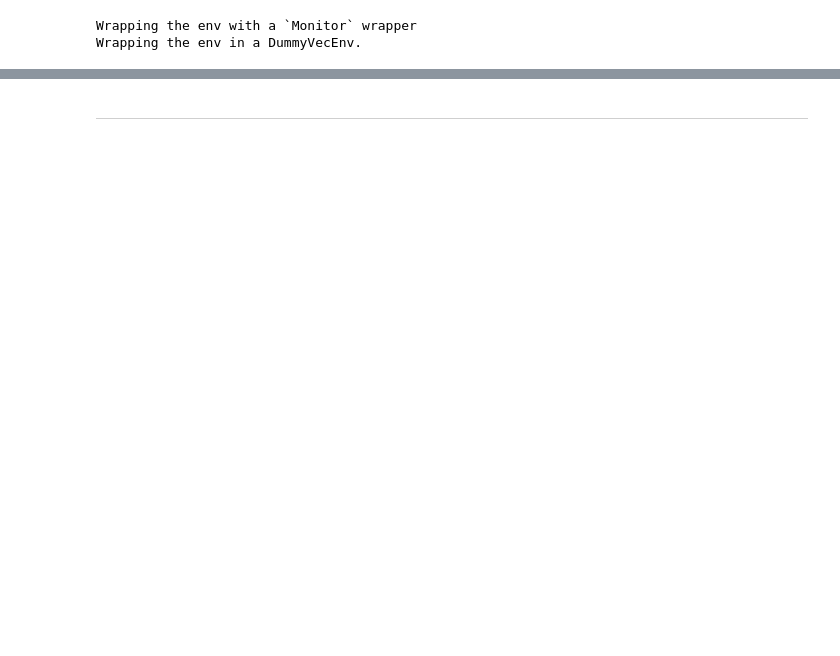
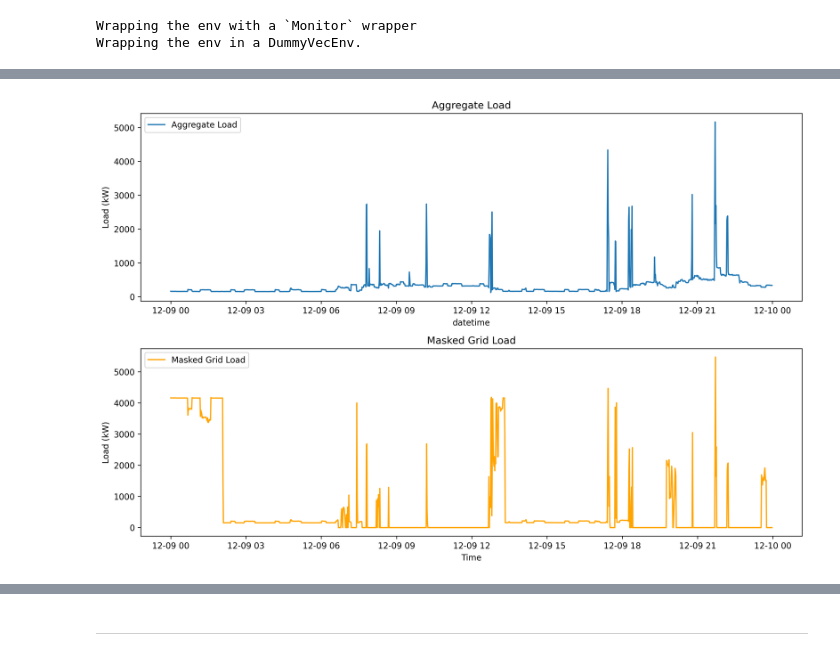
Before and after one commit to mmmmmm44/AdversarialSMControl, a Jupyter notebook: rl_training_hnetwork2_loop.ipynb, the cells around one changed output, grey strips where cells are left out. Drawn from its saved outputs; the diff is of its cells as text; code cells hidden in the pictures; blank space fills up the shorter version.

```diff
--- a/rl_training_hnetwork2_loop.ipynb
+++ b/rl_training_hnetwork2_loop.ipynb
@@ -417,4 +472,28 @@ env_valid.episode.df
 1440 rows × 6 columns
+# %%
+# create a plot with two subplots
+# on top plot the aggregate load
+# on bottom plot the masked grid load
+# to better visualize the difference between the two
+
+import matplotlib.pyplot as plt
+import seaborn as sns
+
+fig, (ax1, ax2) = plt.subplots(2, 1, figsize=(12, 8), dpi=300)
+sns.lineplot(x=env_valid.episode.df['datetime'], y=env_valid.episode.df['aggregate'], ax=ax1, label='Aggregate Load')
+sns.lineplot(x=env_valid.episode.df['datetime'], y=env_valid.episode.df['grid_load'], ax=ax2, label='Masked Grid Load', color='orange')
+
+ax1.set_title('Aggregate Load')
+ax1.set_ylabel('Load (kW)')
+ax1.legend()
+ax2.set_title('Masked Grid Load')
+ax2.set_xlabel('Time')
+ax2.set_ylabel('Load (kW)')
+ax2.legend()
+plt.tight_layout()
+plt.show()
+# %% [output]
+[figure, added]
 # %%
 # save the graph
 
```
Also changed, not shown: parts of 26 cells of this notebook, 7 other files.
